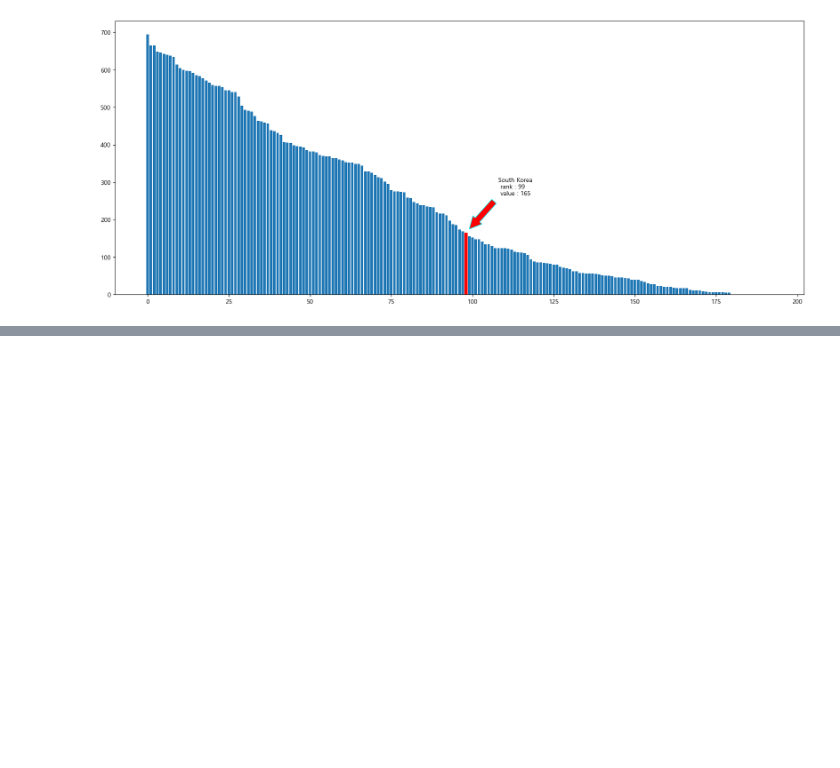
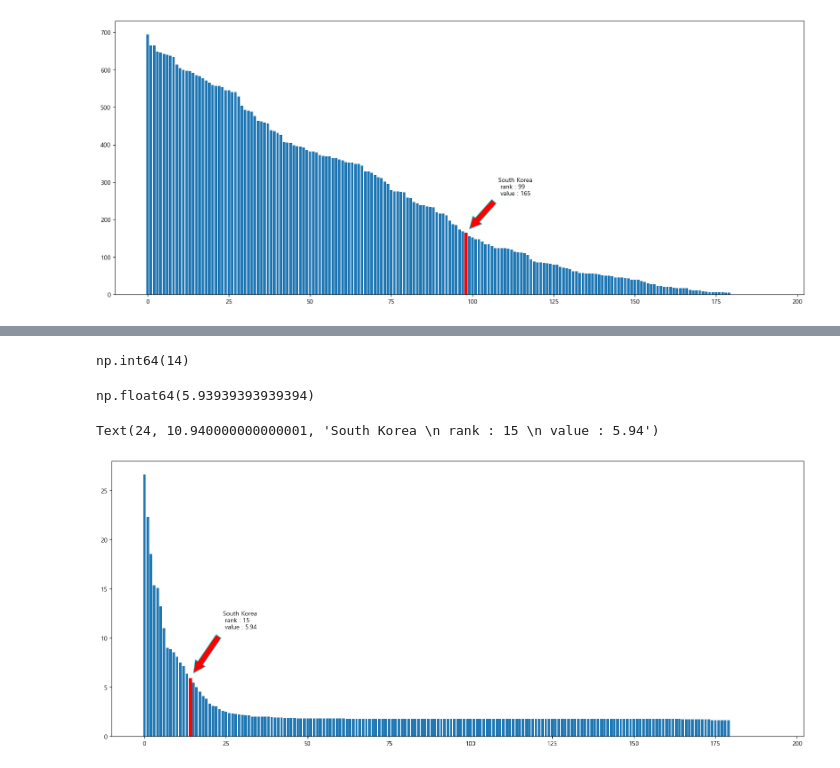
Before and after one commit to bsmoon-86/multicam_2025, a Jupyter notebook: 250915/01_matplot.ipynb, the cells around one changed output, grey strips where cells are left out. Drawn from its saved outputs; the diff is of its cells as text; code cells hidden in the pictures; blank space fills up the shorter version.

```diff
--- a/250915/01_matplot.ipynb
+++ b/250915/01_matplot.ipynb
@@ -420,0 +432,46 @@ Text(108, 265, 'South Korea \n rank : 99 \n value : 165')
+# %%
+df.reset_index(drop=True, inplace=True)
+# %%
+flag = df['국가'] == 'South Korea'
+korea_idx = df.loc[flag, ].index[0]
+korea_idx
+# %% [output]
+np.int64(14)
+# %%
+korea_value = df.loc[korea_idx, '도수']
+korea_value
+# %% [output]
+np.float64(5.93939393939394)
+# %%
+# korea_value 반올림하여 소수점 2번째까지만 유지
+korea_value = round(korea_value, 2)
+# %%
+x = df.index
+y = df['도수']
+
+# 그래프의 사이즈를 변경
+plt.figure(figsize=(20, 8))
+bar_list = plt.bar(x, y)
+# korea_idx 번째의 막대의 색상을 변경
+bar_list[korea_idx].set_color('r')
+# 주석 생성
+plt.annotate(
+    # 주석 문구
+    f"South Korea \n rank : {korea_idx+1} \n value : {korea_value}",
+    # 주석의 위치 (설명이 되야되는 부분)
+    xy = (korea_idx, korea_value),
+    # 텍스트의 위치
+    xytext = (korea_idx + 10, korea_value + 5),
+    # xy, xy_text를 연결하는 화살표 추가
+    arrowprops={
+        'facecolor' : 'r', # 화살표 내부의 색상을 설정
+        'edgecolor' : 'cyan', # 화살표 테두리의 색상을 설정
+        'headwidth' : 20,  # 화살표 머리의 너비 설정
+        'headlength' : 20, # 화살표 머리의 길이를 설정
+        'width' : 10, # 화살표 꼬리의 너비 설정
+        'shrink' : 0.1  # 화살표와 xy, xytext의 간격을 설정
+    }
+)
+# %% [output]
+Text(24, 10.940000000000001, 'South Korea \n rank : 15 \n value : 5.94')
+[figure, added]
```
Also changed, not shown: parts of 2 cells of this notebook, 1 other file.
